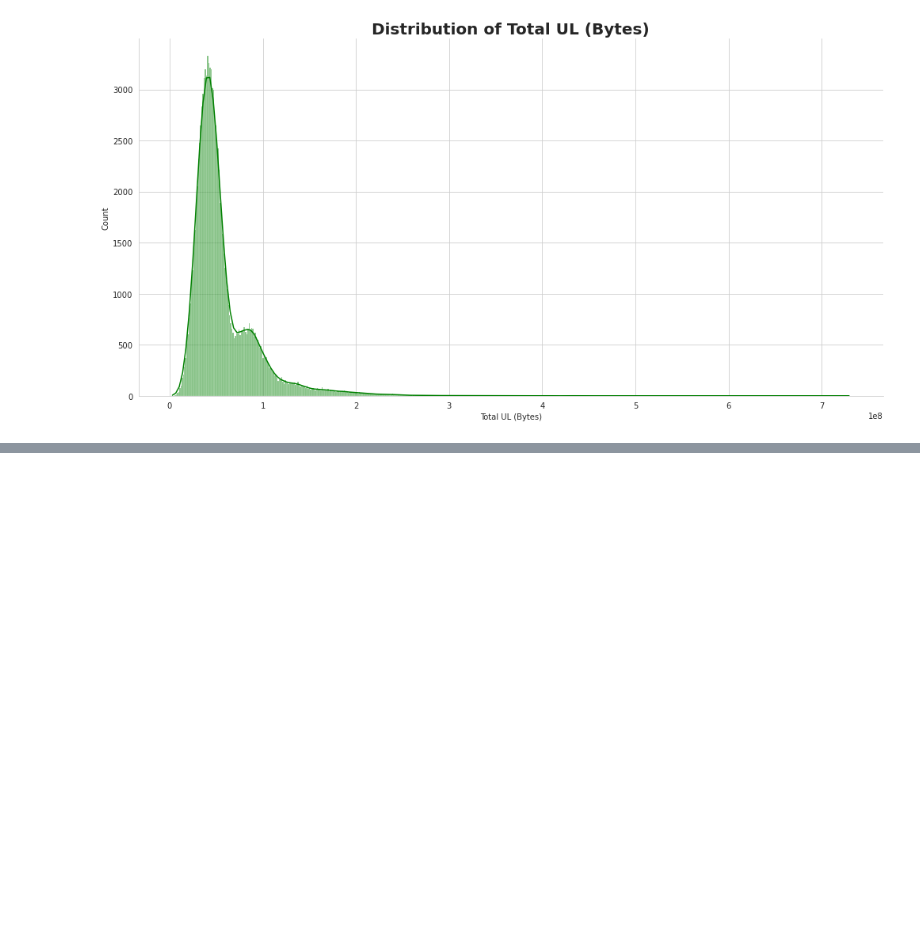
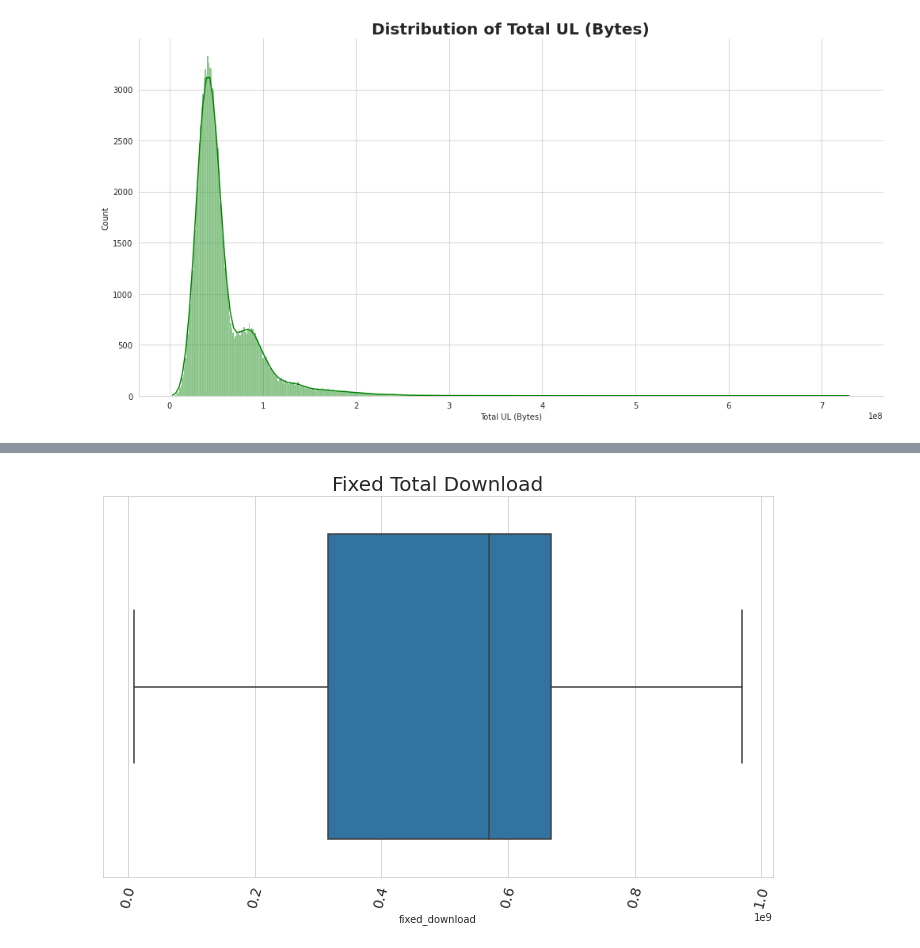
Before and after one commit to SennayT/Telecom-data-analysis, a Jupyter notebook: notebooks/telecom.csv.ipynb, the cells around one changed output, grey strips where cells are left out. Cells and saved outputs as stored; diff of their text form; code cells hidden in the pictures; blank space fills up the shorter version.

```diff
--- a/notebooks/telecom.csv.ipynb
+++ b/notebooks/telecom.csv.ipynb
@@ -344,0 +375,3 @@ def plot_scatter(df: pd.DataFrame, x_col: str, y_col: str, title: str, hue: str,
+# %%
+total_upl_dwn['fixed_download'] = fix_outlier(total_upl_dwn,'Total DL (Bytes)')
+total_upl_dwn
@@ -344,0 +393,4 @@ def plot_scatter(df: pd.DataFrame, x_col: str, y_col: str, title: str, hue: str,
+# %%
+plot_box(total_upl_dwn,'fixed_download','Fixed Total Download')
+# %% [output]
+[figure, added]
```
Also changed, not shown: parts of 9 cells of this notebook.
